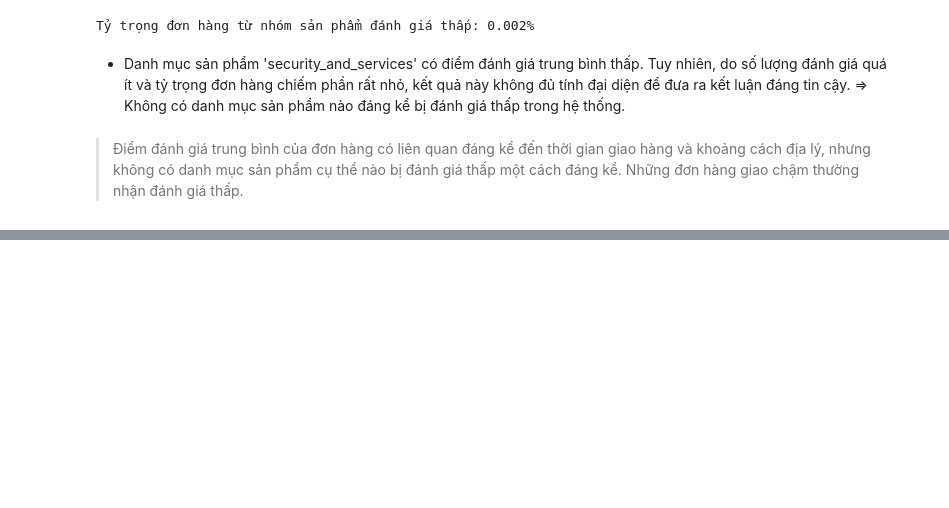
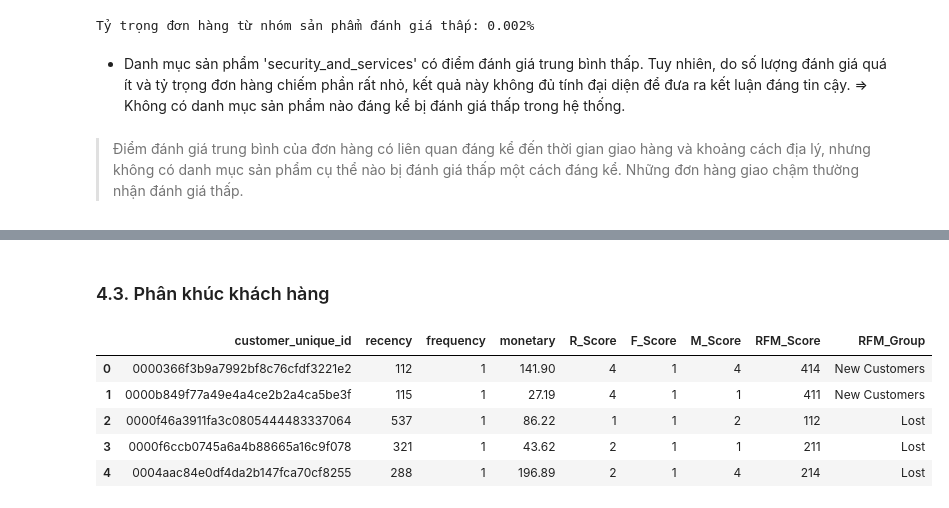
Before and after one commit to vduong042/Brazilian-E-Commerce-Analysis, a Jupyter notebook: E-Commerce-Analysis.ipynb, the cells around one changed output, grey strips where cells are left out. Cells and saved outputs as stored; diff of their text form; code cells hidden in the pictures; blank space fills up the shorter version.

```diff
--- a/E-Commerce-Analysis.ipynb
+++ b/E-Commerce-Analysis.ipynb
@@ -784,7 +784,7 @@ plt.show()
 # %% [markdown]
 #### Giá trị đơn hàng trung bình
 # %%
-delivered_orders = orders_filtered.merge(orders_items, how='left', on='order_id')
+delivered_orders = orders_filtered.merge(orders_items, how='inner', on='order_id')
 delivered_orders = delivered_orders[delivered_orders['order_purchase_month'] >= pd.Period('2017-01', freq='M')]
 
 delivered_orders['revenue'] = (delivered_orders['price'] + delivered_orders['freight_value']) * delivered_orders['order_item_id'] # Tổng giá trị của một đơn hàng
@@ -1748,0 +1784,21 @@ Tỷ trọng đơn hàng từ nhóm sản phẩm đánh giá thấp: 0.002%
+# %%
+# Phân loại F_Score
+def frequency_score(x):
+    if x == 1:
+        return 1
+    elif x == 2:
+        return 2
+    elif x == 3:
+        return 3
+    elif x in [4, 5]:
+        return 4
+    else:  # x >= 6
+        return 5
+# %%
+# Thực hiện phân loại, gán điểm cho từng chỉ số theo tứ phân vị
+label = [1, 2, 3, 4, 5]
+rfm['R_Score'] = pd.qcut(rfm['recency'], 5, labels=label[::-1])
+rfm['F_Score'] = rfm['frequency'].apply(frequency_score)
+rfm['M_Score'] = pd.qcut(rfm['monetary'], 5, labels=label)
+rfm["RFM_Score"] = rfm["R_Score"].astype(str) + rfm["F_Score"].astype(str) + rfm["M_Score"].astype(str) # Tạo mã RFM
+display(rfm.head())
@@ -1748,0 +1812,29 @@ Tỷ trọng đơn hàng từ nhóm sản phẩm đánh giá thấp: 0.002%
+# %% [markdown]
+### 4.3. Phân khúc khách hàng
+# %%
+def rfm_segment(row):
+    R = row['R_Score']
+    F = row['F_Score']
+    M = row['M_Score']
+
+    if R >= 4 and F >= 4 and M >= 4:
+        return "Champions"
+    elif R >= 3 and F >= 3:
+        return "Loyal Customers"
+    elif R <= 2 and F >= 4:
+        return "At Risk"
+    elif R >= 4 and F <= 2:
+        return "New Customers"
+    elif R <=3 and F <= 3:
+        return "Lost"
+
+
+rfm["RFM_Group"] = rfm.apply(rfm_segment, axis=1)
+display(rfm.head())
+# %% [output]
+|  | customer_unique_id | recency | frequency | monetary | R_Score | F_Score | M_Score | RFM_Score | RFM_Group |
+| 0 | 0000366f3b9a7992bf8c76cfdf3221e2 | 112 | 1 | 141.90 | 4 | 1 | 4 | 414 | New Customers |
+| 1 | 0000b849f77a49e4a4ce2b2a4ca5be3f | 115 | 1 | 27.19 | 4 | 1 | 1 | 411 | New Customers |
+| 2 | 0000f46a3911fa3c0805444483337064 | 537 | 1 | 86.22 | 1 | 1 | 2 | 112 | Lost |
+| 3 | 0000f6ccb0745a6a4b88665a16c9f078 | 321 | 1 | 43.62 | 2 | 1 | 1 | 211 | Lost |
+| 4 | 0004aac84e0df4da2b147fca70cf8255 | 288 | 1 | 196.89 | 2 | 1 | 4 | 214 | Lost |
```
Also changed, not shown: parts of 15 cells of this notebook.
